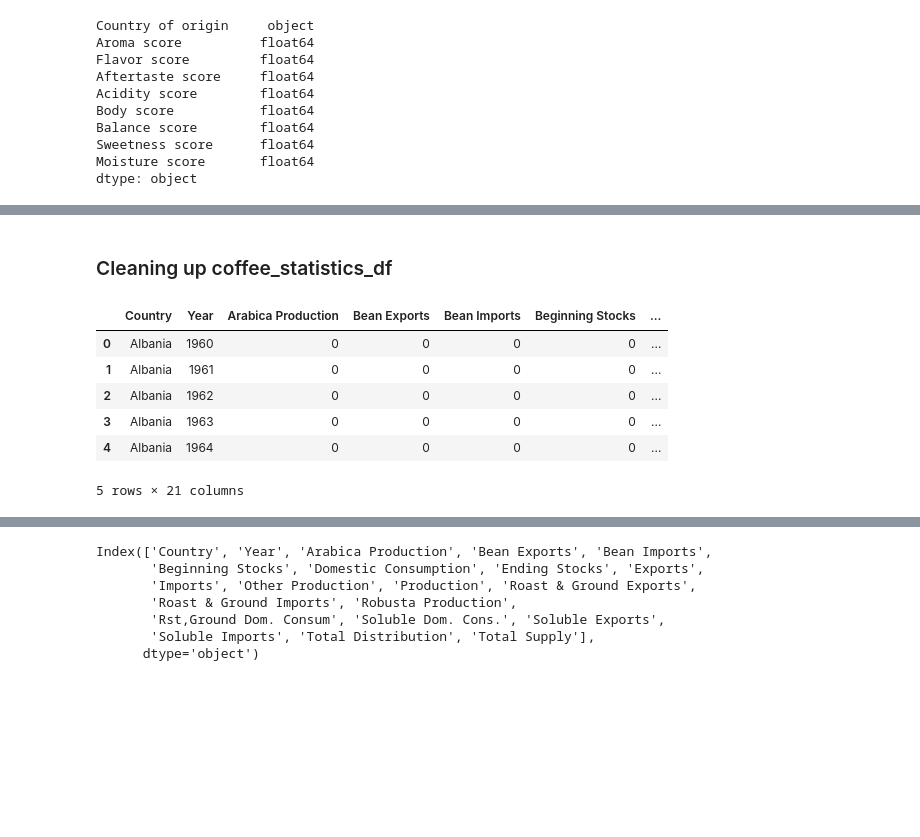
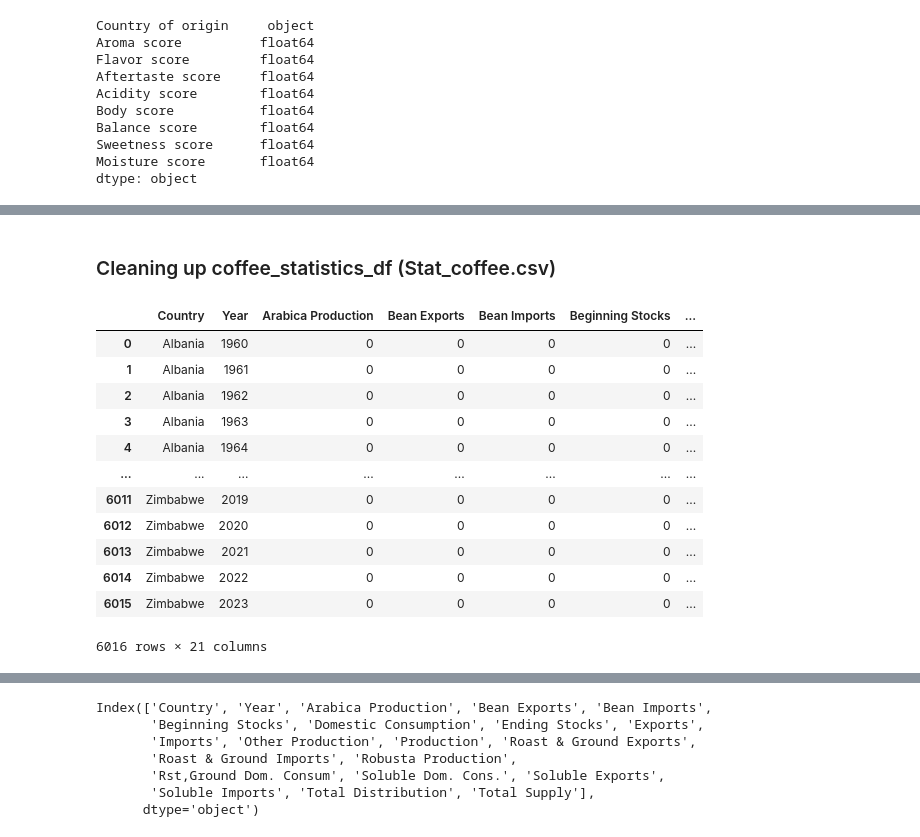
Before and after one commit to coopachupa/Project-3-, a Jupyter notebook: Nurmaa (NKD)/Cleaning and analysis.ipynb, the cells around one changed output, grey strips where cells are left out. Saved outputs shown, nothing was run; the diff lists cells and outputs as text; code cells hidden in the pictures; blank space fills up the shorter version.

```diff
--- a/Nurmaa (NKD)/Cleaning and analysis.ipynb
+++ b/Nurmaa (NKD)/Cleaning and analysis.ipynb
@@ -135,17 +135,23 @@ qlty_renamed_cols_df.head()
 | 3 | Colombia | 7.653060 | 7.597104 | 7.524699 | 7.560000 | 7.609508 | ... |
 | 4 | Costa Rica | 7.671373 | 7.537255 | 7.534510 | 7.573922 | 7.537451 | ... |
 # %% [markdown]
-### Cleaning up coffee_statistics_df
+### Cleaning up coffee_statistics_df (Stat_coffee.csv)
 # %%
-coffee_statistics_df.head()
+coffee_statistics_df
 # %% [output]
 |  | Country | Year | Arabica Production | Bean Exports | Bean Imports | Beginning Stocks | ... |
 | 0 | Albania | 1960 | 0 | 0 | 0 | 0 | ... |
 | 1 | Albania | 1961 | 0 | 0 | 0 | 0 | ... |
 | 2 | Albania | 1962 | 0 | 0 | 0 | 0 | ... |
 | 3 | Albania | 1963 | 0 | 0 | 0 | 0 | ... |
 | 4 | Albania | 1964 | 0 | 0 | 0 | 0 | ... |
+| ... | ... | ... | ... | ... | ... | ... | ... |
+| 6011 | Zimbabwe | 2019 | 0 | 0 | 0 | 0 | ... |
+| 6012 | Zimbabwe | 2020 | 0 | 0 | 0 | 0 | ... |
+| 6013 | Zimbabwe | 2021 | 0 | 0 | 0 | 0 | ... |
+| 6014 | Zimbabwe | 2022 | 0 | 0 | 0 | 0 | ... |
+| 6015 | Zimbabwe | 2023 | 0 | 0 | 0 | 0 | ... |
-5 rows × 21 columns
+6016 rows × 21 columns
 # %%
 coffee_statistics_df.info()
 # %% [output]
```
Also changed, not shown: parts of 58 cells of this notebook, 4 other files.
